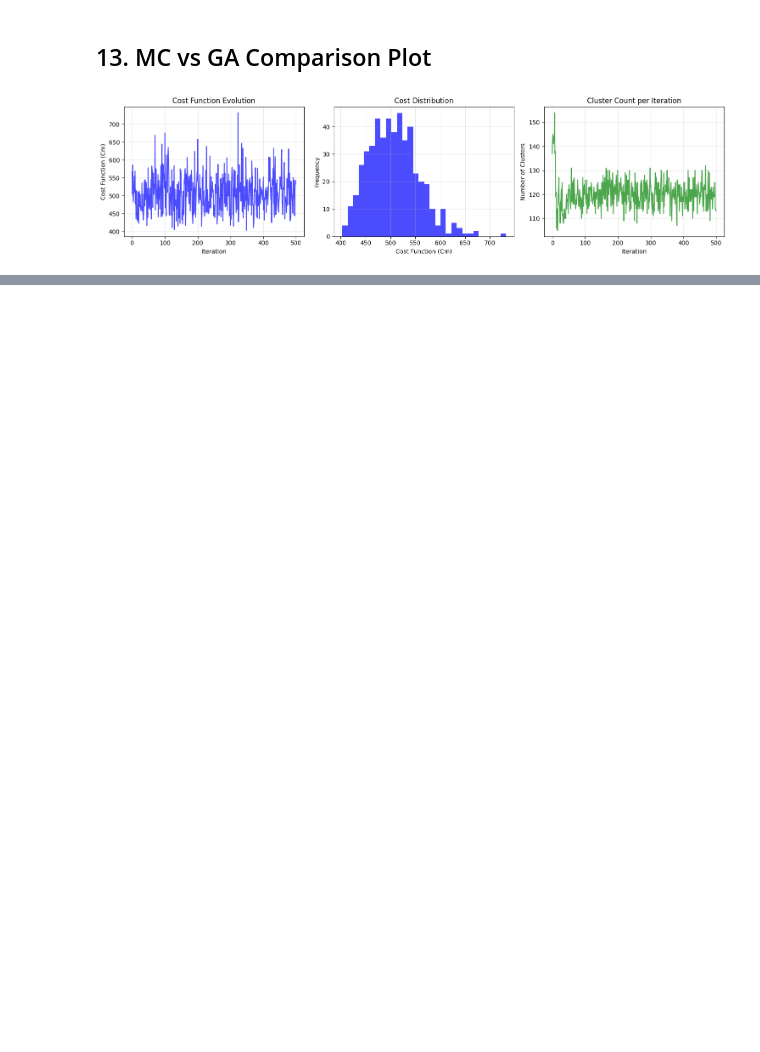
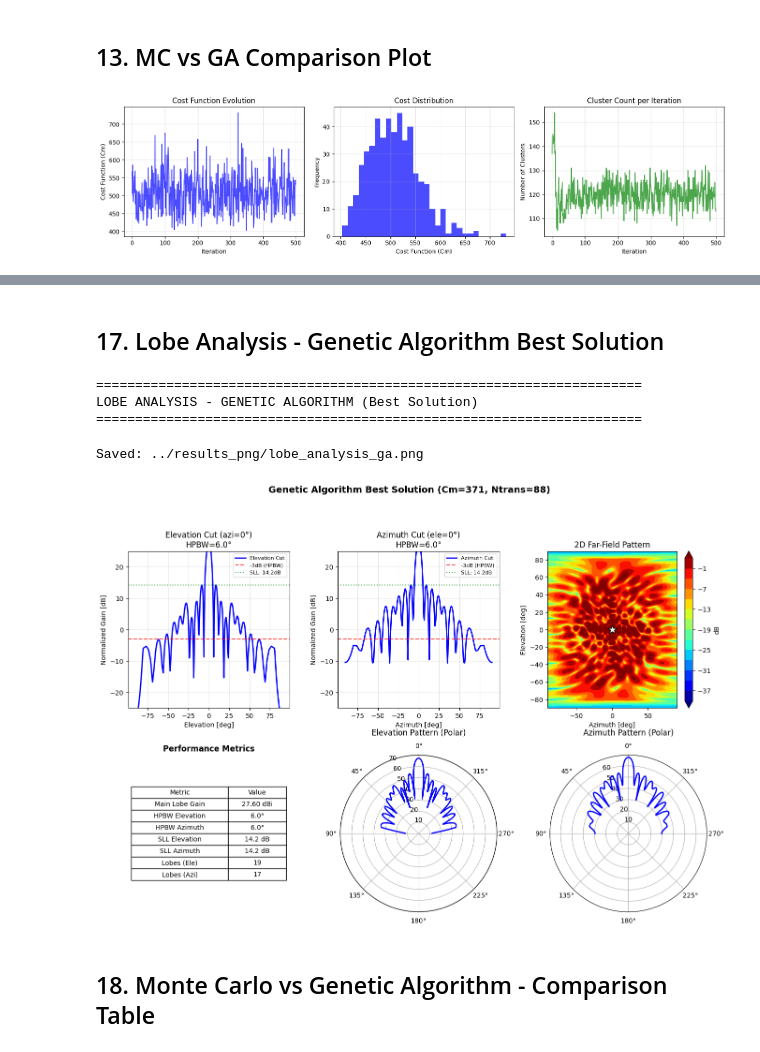
Before and after one commit to mindPazi/antenna-clustering, a Jupyter notebook: irregular/optimization/pyvers/clustering_comparison.ipynb, the cells around one changed output, grey strips where cells are left out. Cells and saved outputs as stored; diff of their text form; code cells hidden in the pictures; blank space fills up the shorter version.

```diff
--- a/irregular/optimization/pyvers/clustering_comparison.ipynb
+++ b/irregular/optimization/pyvers/clustering_comparison.ipynb
@@ -1398,0 +1613,34 @@ GA shows true convergence (fitness improves generation after generation), while
+# %% [markdown]
+## 17. Lobe Analysis - Genetic Algorithm Best Solution
+# %%
+# ============================================================
+# LOBE ANALYSIS - GENETIC ALGORITHM BEST SOLUTION
+# ============================================================
+
+print("="*70)
+print("LOBE ANALYSIS - GENETIC ALGORITHM (Best Solution)")
+print("="*70)
+
+ga_metrics = None
+if best_ga:
+    ff_i_db_ga, g_bore_ga = get_ff_from_ga(best_ga, array, ga_optimizer)
+
+    if ff_i_db_ga is not None:
+        ga_metrics = plot_lobe_analysis(
+            ff_i_db_ga, array,
+            G_boresight=g_bore_ga,
+            title=f'Genetic Algorithm Best Solution (Cm={best_ga["Cm"]}, Ntrans={best_ga["n_clusters"]})',
+            save_path='../results_png/lobe_analysis_ga.png'
+        )
+    else:
+        print("Could not compute FF_I_dB for GA solution")
+else:
+    print("No valid GA solution found")
+# %% [output]
+======================================================================
+LOBE ANALYSIS - GENETIC ALGORITHM (Best Solution)
+======================================================================
+Saved: ../results_png/lobe_analysis_ga.png
+[figure, added]
+# %% [markdown]
+## 18. Monte Carlo vs Genetic Algorithm - Comparison Table
```
Also changed, not shown: parts of 19 cells of this notebook, 27 other files.
